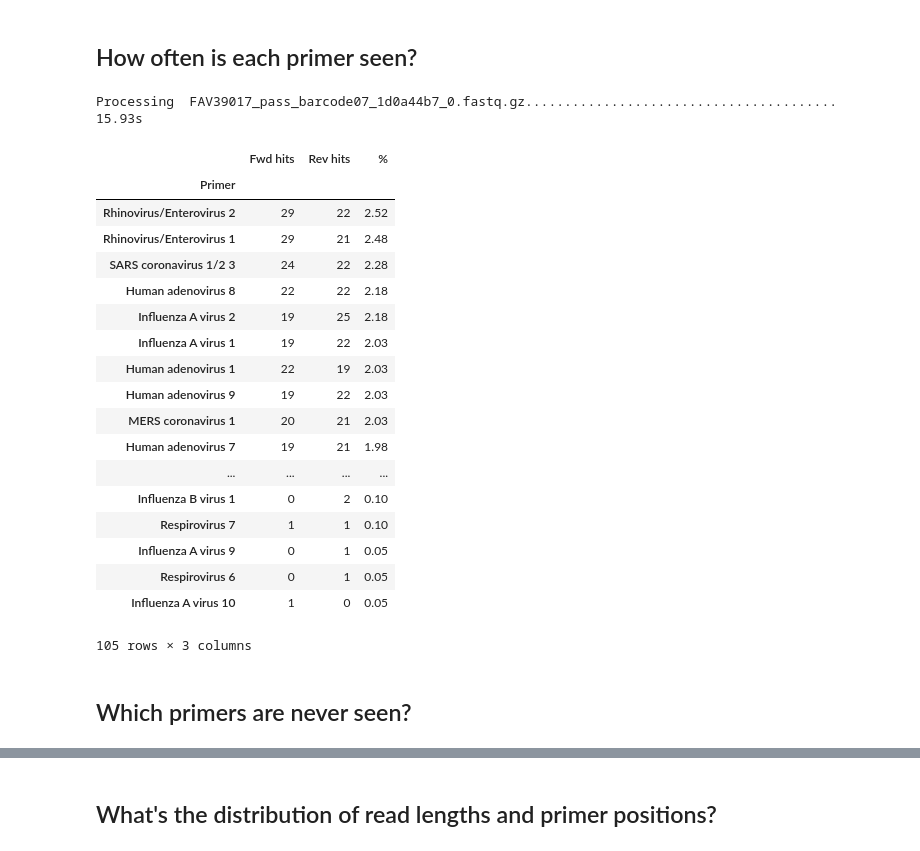
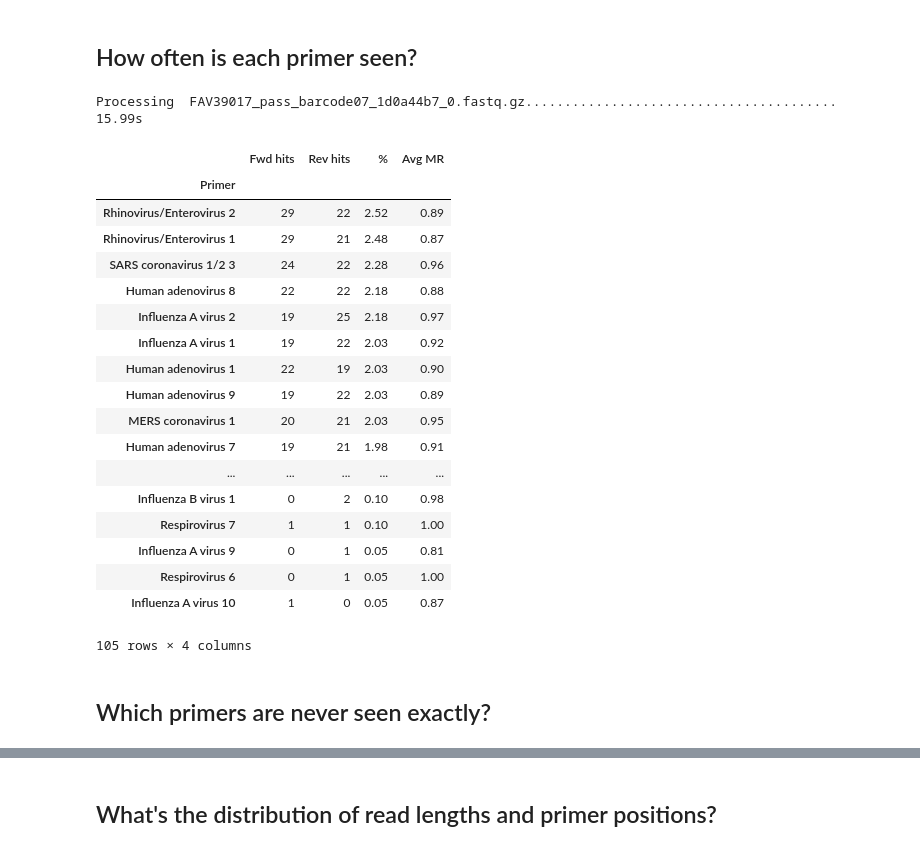
Before and after one commit to RByers/RespiCov-analyze, a Jupyter notebook: AnalyzeRespiCov.ipynb, the cells around one changed output, grey strips where cells are left out. Cells and saved outputs as stored; diff of their text form; code cells hidden in the pictures.

```diff
--- a/AnalyzeRespiCov.ipynb
+++ b/AnalyzeRespiCov.ipynb
@@ -34,7 +34,10 @@ show_progress = True
 debug_match = False
 
 # Look for at least an 80% match against primers
+# Below about 70% we seem to get huge numbers of matches just by chance
 match_threshold = 0.80
+
+#def getReads(subdir):
 
 @dataclass
 class Hit():
@@ -42,7 +45,7 @@ class Hit():
     start: int
     end: int
     rev: bool
-    score: float
+    mr: float
 
 # Generate all exact matches from the primers set (including reverse complements)
 # from a given fastQ file
@@ -61,7 +64,7 @@ def getPrimerMatches(subdir):
         reads = 0
         start = time.process_time()
         with gzip.open(os.path.join(fastQDir, fastQFile), "rt") as handle:
-            for record in list(SeqIO.parse(handle, "fastq")):
+            for record in SeqIO.parse(handle, "fastq"):
                 hits = []
                 for primer in primers:
                     for query in (primer.seq, primer.seq.reverse_complement()):
@@ -69,21 +72,21 @@ def getPrimerMatches(subdir):
                         # Scoring seems to be >10x faster than finding alignments
                         score = pairwise2.align.localms(record.seq, query, 1, 0, -1, -1, \
                                                         one_alignment_only=True, score_only=True)
-                        mt = score / len(query)
-                        if mt >= match_threshold:
+                        mr = score / len(query)
+                        if mr >= match_threshold:
                             [alignment] = pairwise2.align.localms(record.seq, query, 1, 0, -1, -1, \
                                                                   one_alignment_only=True)
                             # TODO consider looking for the same primer elsewhere by masking the match?
-                            if toPrint < 10:
+                            if toPrint > 0:
                                 print("Mt: ", mt)
                                 print(format_alignment(*alignment))
-                                printed += 1
+                                toPrint -= 1
                             hits.append(Hit(
                                 primer=primer,
                                 start=alignment.start,
                                 end=alignment.end,
                                 rev=query != primer.seq,
-                                score=alignment.score))
+                                mr=mr))
                 yield (record, hits)
                 if show_progress:
                     reads += 1
@@ -138,7 +128,7 @@ from collections import Counter
 mrs = []
 for (record, hits) in getPrimerMatches("barcode07"):
     for hit in hits:
-        mrs.append(hit.score / len(hit.primer))
+        mrs.append(hit.mr)
 
-pd.DataFrame({'Score': mrs}).hist(figsize=(8,3), bins=5, grid=False)
+pd.DataFrame({'Score': mrs}).hist(figsize=(8,3), bins=5, grid=False);
 # %% [output]
@@ -166,44 +139,45 @@ array([[<AxesSubplot:title={'center':'Score'}>]], dtype=object)
 # %%
 hitsPerPrimer = dict()
 for p in primers:
-    hitsPerPrimer[p.description] = [0,0]
+    hitsPerPrimer[p.description] = [0,0,0]
 
 hitsTotal = 0
 for (record, hits) in getPrimerMatches("barcode07"):
     hitsTotal += len(hits)
     for hit in hits:
         hitsPerPrimer[hit.primer.description][1 if hit.rev else 0] += 1
+        hitsPerPrimer[hit.primer.description][2] += hit.mr
 
 def addPercent (entry):
-    (primer, [fwd,rev]) = entry
-    return (primer, fwd, rev, round((fwd+rev) / hitsTotal * 100, ndigits=2))
+    (primer, [fwd,rev,mrtot]) = entry
+    return (primer, fwd, rev, round((fwd+rev) / hitsTotal * 100, ndigits=2), round(mrtot / (fwd+rev), ndigits=2))
 
-data = map(addPercent, filter(lambda p:p[1]!=[0,0], hitsPerPrimer.items()))
-table = pd.DataFrame(data, columns=["Primer","Fwd hits", "Rev hits", "%"])
+data = map(addPercent, filter(lambda p:p[1]!=[0,0,0], hitsPerPrimer.items()))
+table = pd.DataFrame(data, columns=["Primer","Fwd hits", "Rev hits", "%", "Avg MR"])
 table.set_index("Primer", inplace=True)
 table.sort_values("%", ascending=False, inplace=True)
 table
 # %% [output]
-Processing  FAV39017_pass_barcode07_1d0a44b7_0.fastq.gz........................................  15.93s
+Processing  FAV39017_pass_barcode07_1d0a44b7_0.fastq.gz........................................  15.99s
-|  | Fwd hits | Rev hits | % |
-| Primer |  |  |  |
-| Rhinovirus/Enterovirus 2 | 29 | 22 | 2.52 |
-| Rhinovirus/Enterovirus 1 | 29 | 21 | 2.48 |
-| SARS coronavirus 1/2 3 | 24 | 22 | 2.28 |
-| Human adenovirus 8 | 22 | 22 | 2.18 |
-| Influenza A virus 2 | 19 | 25 | 2.18 |
-| Influenza A virus 1 | 19 | 22 | 2.03 |
-| Human adenovirus 1 | 22 | 19 | 2.03 |
-| Human adenovirus 9 | 19 | 22 | 2.03 |
-| MERS coronavirus 1 | 20 | 21 | 2.03 |
-| Human adenovirus 7 | 19 | 21 | 1.98 |
-| ... | ... | ... | ... |
-| Influenza B virus 1 | 0 | 2 | 0.10 |
-| Respirovirus 7 | 1 | 1 | 0.10 |
-| Influenza A virus 9 | 0 | 1 | 0.05 |
-| Respirovirus 6 | 0 | 1 | 0.05 |
-| Influenza A virus 10 | 1 | 0 | 0.05 |
+|  | Fwd hits | Rev hits | % | Avg MR |
+| Primer |  |  |  |  |
+| Rhinovirus/Enterovirus 2 | 29 | 22 | 2.52 | 0.89 |
+| Rhinovirus/Enterovirus 1 | 29 | 21 | 2.48 | 0.87 |
+| SARS coronavirus 1/2 3 | 24 | 22 | 2.28 | 0.96 |
+| Human adenovirus 8 | 22 | 22 | 2.18 | 0.88 |
+| Influenza A virus 2 | 19 | 25 | 2.18 | 0.97 |
+| Influenza A virus 1 | 19 | 22 | 2.03 | 0.92 |
+| Human adenovirus 1 | 22 | 19 | 2.03 | 0.90 |
+| Human adenovirus 9 | 19 | 22 | 2.03 | 0.89 |
+| MERS coronavirus 1 | 20 | 21 | 2.03 | 0.95 |
+| Human adenovirus 7 | 19 | 21 | 1.98 | 0.91 |
+| ... | ... | ... | ... | ... |
+| Influenza B virus 1 | 0 | 2 | 0.10 | 0.98 |
+| Respirovirus 7 | 1 | 1 | 0.10 | 1.00 |
+| Influenza A virus 9 | 0 | 1 | 0.05 | 0.81 |
+| Respirovirus 6 | 0 | 1 | 0.05 | 1.00 |
+| Influenza A virus 10 | 1 | 0 | 0.05 | 0.87 |
-105 rows × 3 columns
+105 rows × 4 columns
 # %% [markdown]
-## Which primers are never seen?
+## Which primers are never seen exactly?
 # %%
```
Also changed, not shown: parts of 6 cells of this notebook.
